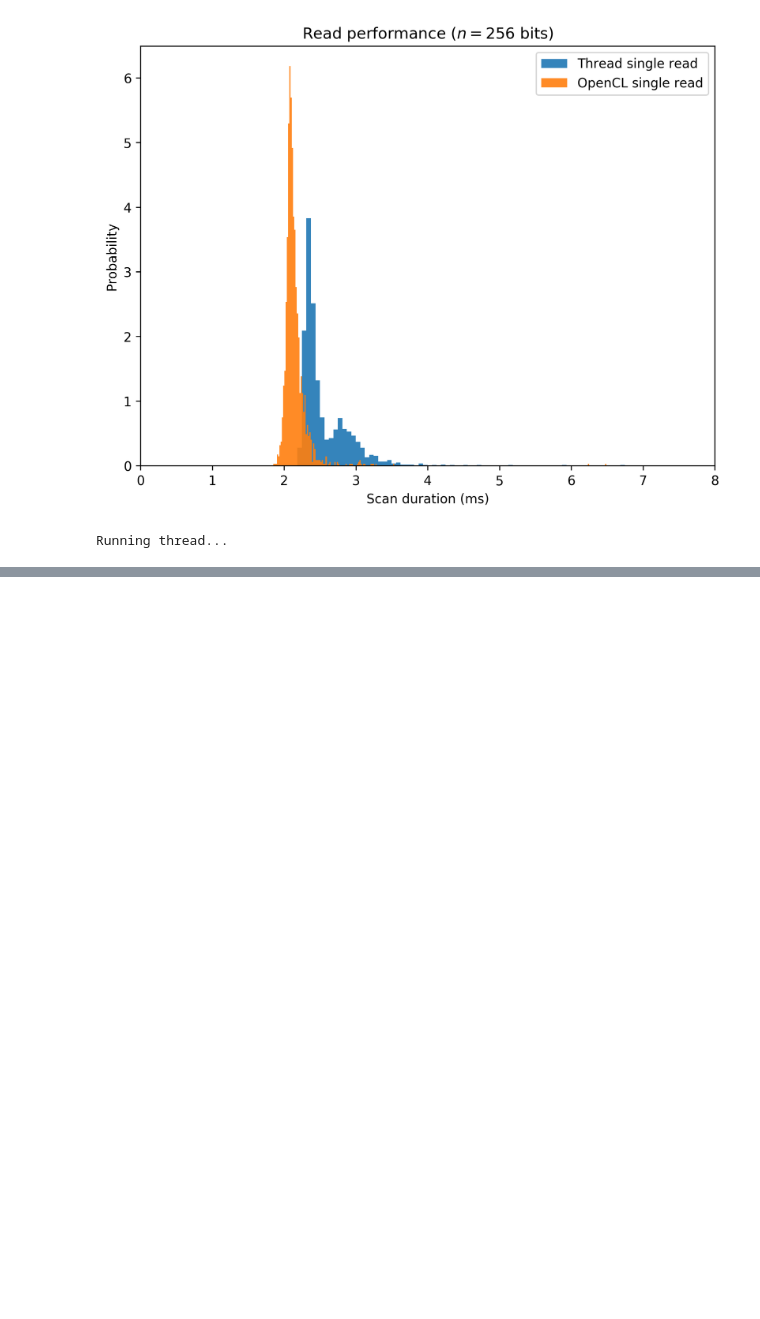
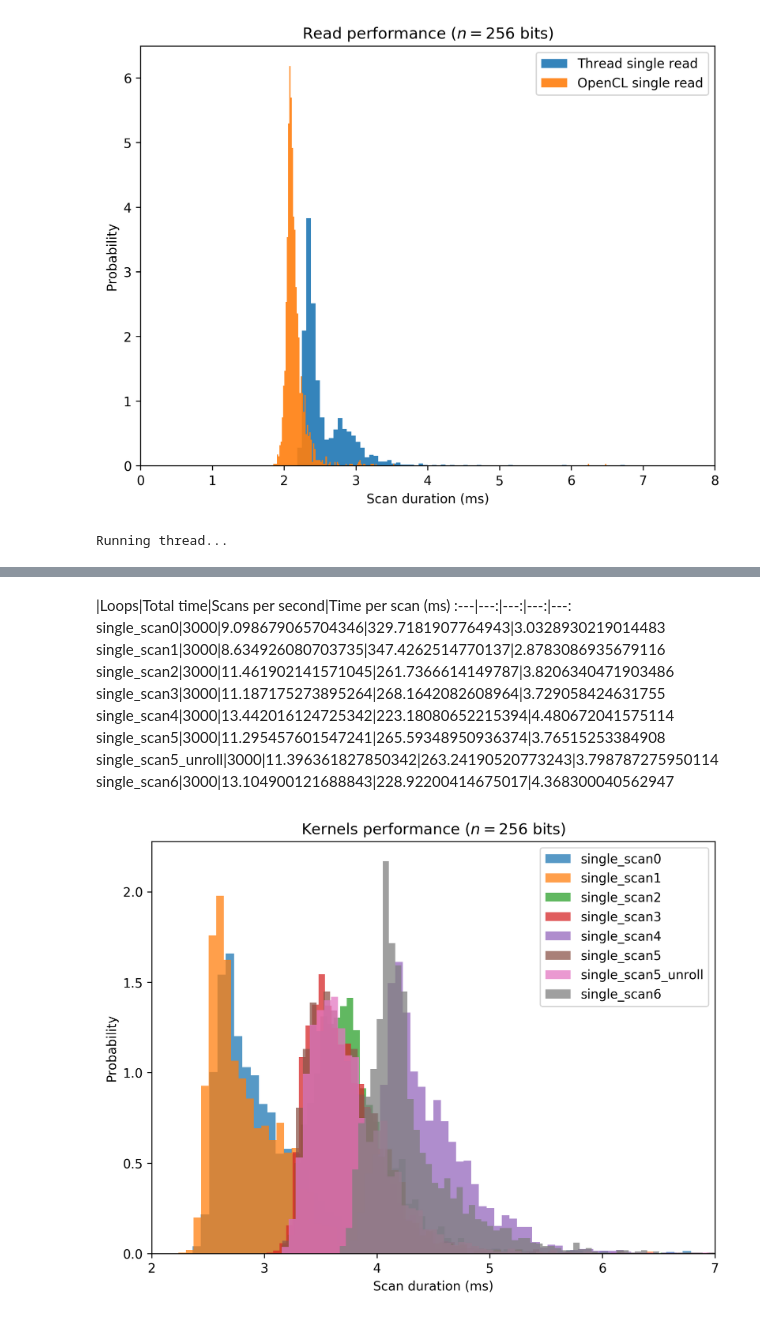
Before and after one commit to msbrogli/sdm-framework, a Jupyter notebook: docs/notebooks/Performance test.ipynb, the cells around one changed output, grey strips where cells are left out. Cells and saved outputs as stored; diff of their text form; code cells hidden in the pictures; blank space fills up the shorter version.

```diff
--- a/docs/notebooks/Performance test.ipynb
+++ b/docs/notebooks/Performance test.ipynb
@@ -250,0 +322,2 @@ Running thread...
+# %%
+p3timer256 = run_part3(256, 1000000, 103, n=3000)
@@ -250,0 +333,14 @@ Running thread...
+# %%
+results_part3(256, p3timer256, hist_xlim=(2, 7))
+# %% [output]
+|Loops|Total time|Scans per second|Time per scan (ms)
+:---|---:|---:|---:|---:
+single_scan0|3000|9.098679065704346|329.7181907764943|3.0328930219014483
+single_scan1|3000|8.634926080703735|347.4262514770137|2.8783086935679116
+single_scan2|3000|11.461902141571045|261.7366614149787|3.8206340471903486
+single_scan3|3000|11.187175273895264|268.1642082608964|3.729058424631755
+single_scan4|3000|13.442016124725342|223.18080652215394|4.480672041575114
+single_scan5|3000|11.295457601547241|265.59348950936374|3.76515253384908
+single_scan5_unroll|3000|11.396361827850342|263.24190520773243|3.798787275950114
+single_scan6|3000|13.104900121688843|228.92200414675017|4.368300040562947
+[figure, added]
```
Also changed, not shown: parts of 15 cells of this notebook.
